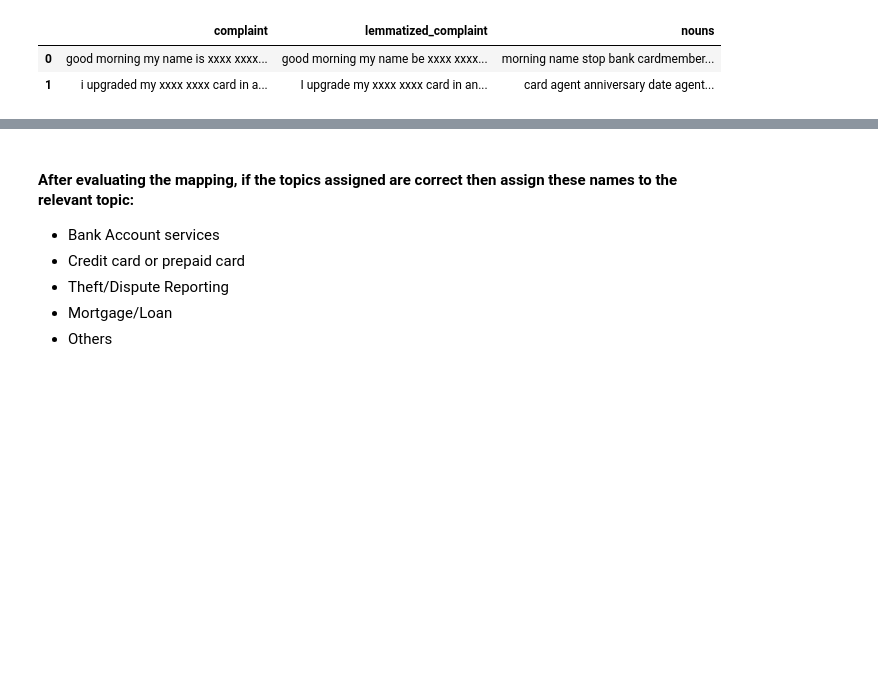
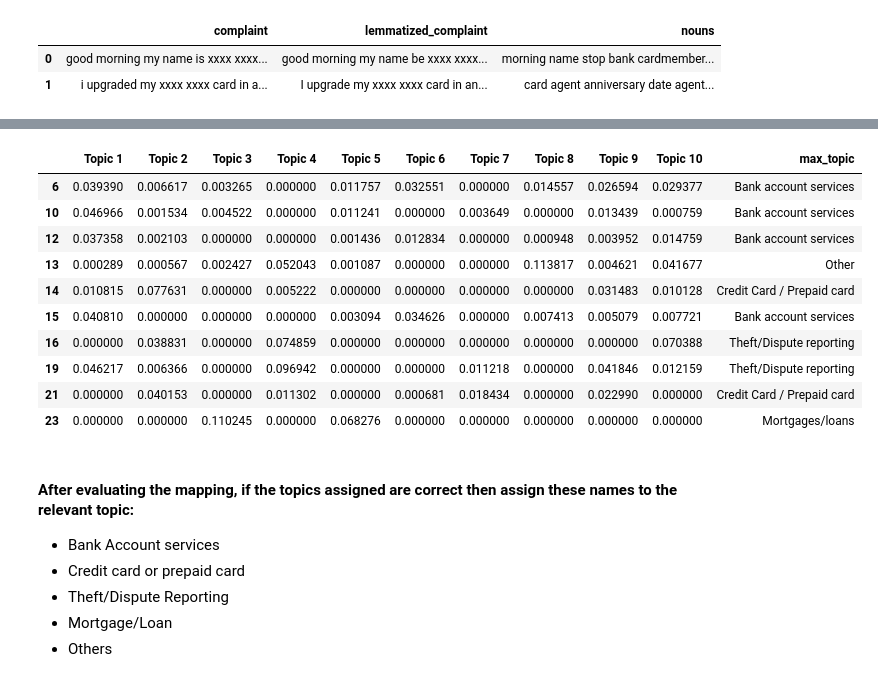
Before and after one commit to ayushxx7/TicketClassification, a Jupyter notebook: Automatic_Ticket_Classification_Assignment.ipynb, the cells around one changed output, grey strips where cells are left out. Saved outputs shown, nothing was run; the diff lists cells and outputs as text; code cells hidden in the pictures; blank space fills up the shorter version.

```diff
--- a/Automatic_Ticket_Classification_Assignment.ipynb
+++ b/Automatic_Ticket_Classification_Assignment.ipynb
@@ -726 +710,27 @@ MemoryError: Unable to allocate 5.47 GiB for an array with shape (21072, 34839)
+# %%
+##### Create a topic mapping
+
+topic_mapping = {
+    'Topic 1': 'Bank account services',
+    'Topic 2': 'Credit Card / Prepaid card',
+    'Topic 3': 'Mortgages/loans',
+    'Topic 4': 'Theft/Dispute reporting',
+    'Topic 8': 'Other',
+}
+# %%
+W = pd.DataFrame(W, columns=[f'Topic {i + 1}' for i in range(N_TOPICS)])
+W['max_topic'] = W.apply(lambda x: topic_mapping.get(x.idxmax()), axis=1)
+W[pd.notnull(W['max_topic'])].head(10)
+# %% [output]
+|  | Topic 1 | Topic 2 | Topic 3 | Topic 4 | Topic 5 | Topic 6 | Topic 7 | Topic 8 | Topic 9 | Topic 10 | max_topic |
+| 6 | 0.039390 | 0.006617 | 0.003265 | 0.000000 | 0.011757 | 0.032551 | 0.000000 | 0.014557 | 0.026594 | 0.029377 | Bank account services |
+| 10 | 0.046966 | 0.001534 | 0.004522 | 0.000000 | 0.011241 | 0.000000 | 0.003649 | 0.000000 | 0.013439 | 0.000759 | Bank account services |
+| 12 | 0.037358 | 0.002103 | 0.000000 | 0.000000 | 0.001436 | 0.012834 | 0.000000 | 0.000948 | 0.003952 | 0.014759 | Bank account services |
+| 13 | 0.000289 | 0.000567 | 0.002427 | 0.052043 | 0.001087 | 0.000000 | 0.000000 | 0.113817 | 0.004621 | 0.041677 | Other |
+| 14 | 0.010815 | 0.077631 | 0.000000 | 0.005222 | 0.000000 | 0.000000 | 0.000000 | 0.000000 | 0.031483 | 0.010128 | Credit Card / Prepaid card |
+| 15 | 0.040810 | 0.000000 | 0.000000 | 0.000000 | 0.003094 | 0.034626 | 0.000000 | 0.007413 | 0.005079 | 0.007721 | Bank account services |
+| 16 | 0.000000 | 0.038831 | 0.000000 | 0.074859 | 0.000000 | 0.000000 | 0.000000 | 0.000000 | 0.000000 | 0.070388 | Theft/Dispute reporting |
+| 19 | 0.046217 | 0.006366 | 0.000000 | 0.096942 | 0.000000 | 0.000000 | 0.011218 | 0.000000 | 0.041846 | 0.012159 | Theft/Dispute reporting |
+| 21 | 0.000000 | 0.040153 | 0.000000 | 0.011302 | 0.000000 | 0.000681 | 0.018434 | 0.000000 | 0.022990 | 0.000000 | Credit Card / Prepaid card |
+| 23 | 0.000000 | 0.000000 | 0.110245 | 0.000000 | 0.068276 | 0.000000 | 0.000000 | 0.000000 | 0.000000 | 0.000000 | Mortgages/loans |
 # %%
```
Also changed, not shown: parts of 20 cells of this notebook.
